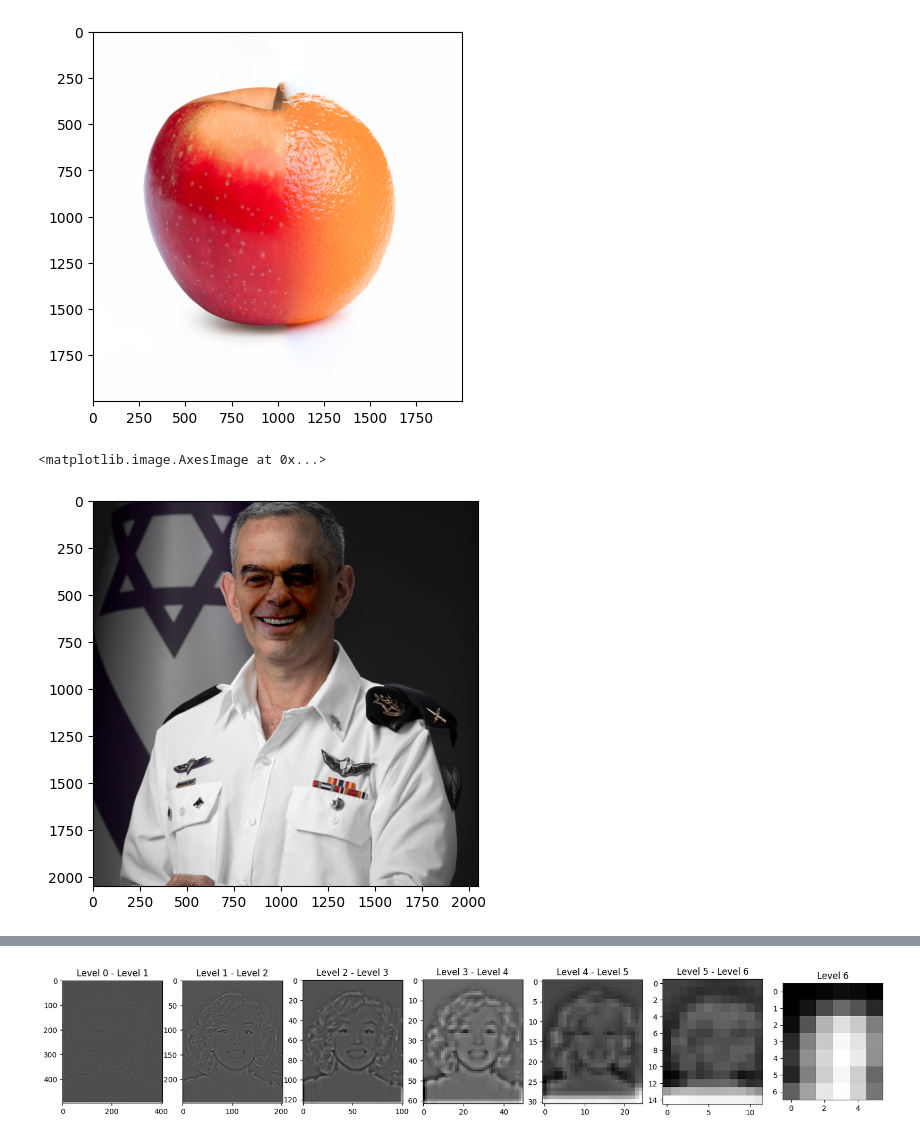
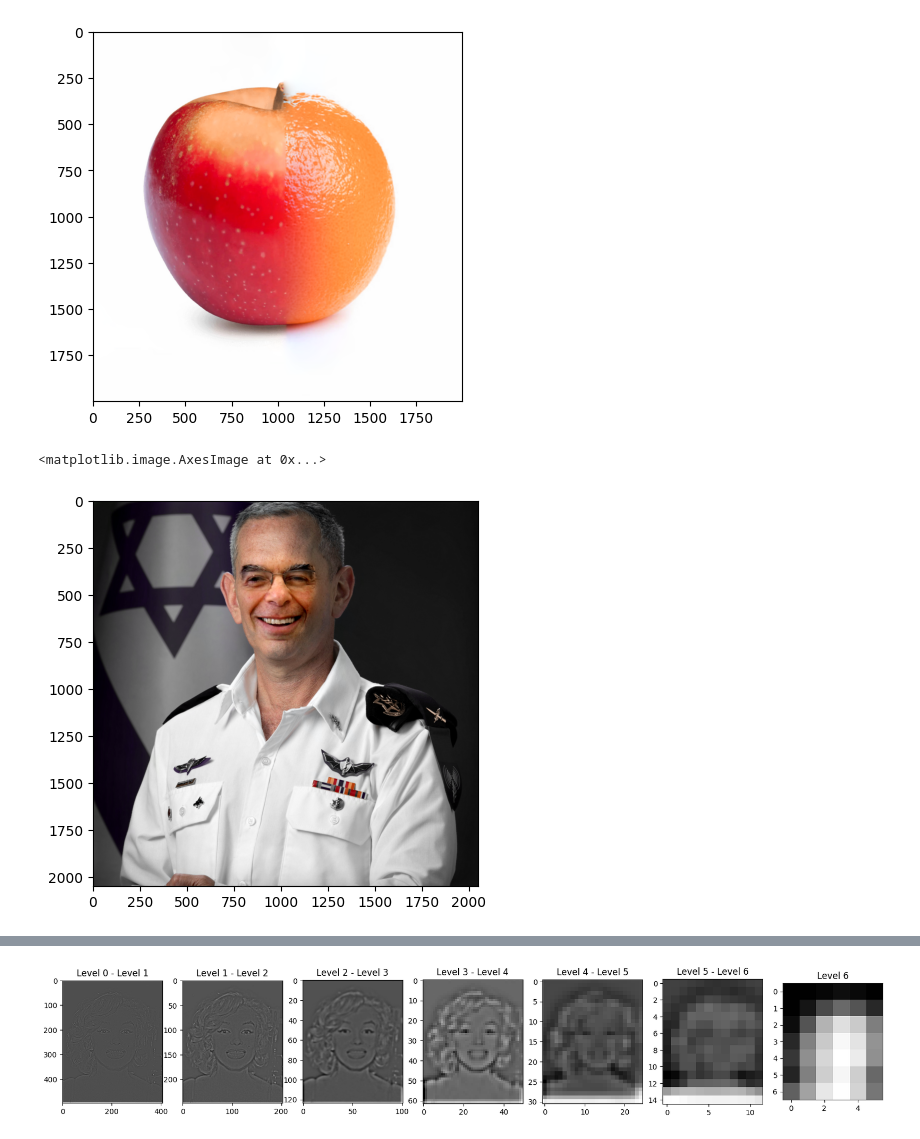
Before and after one commit to Hadartalisr/ImageProcessing, a Jupyter notebook: Ex3/ex3_2.ipynb, the cells around one changed output, grey strips where cells are left out. Drawn from its saved outputs; the diff is of its cells as text; code cells hidden in the pictures.

```diff
--- a/Ex3/ex3_2.ipynb
+++ b/Ex3/ex3_2.ipynb
@@ -26,11 +28,12 @@ def measure_time(func):
     return wrapper
 
 
-def expand_image(img, expanded_size, ratio=2):
+def expand_image(img, expanded_size, kernel_size=5, ratio=2):
     # Create the expanded image with zeros
     expanded_img = np.zeros(expanded_size)
     # Create the gaussian kernel
-    kernel = np.array([[1, 4, 6, 4, 1], [4, 16, 24, 16, 4], [6, 24, 36, 24, 6], [4, 16, 24, 16, 4], [1, 4, 6, 4, 1]]) / 64
+    (kernel, weights) = get_gaussian_kernel(kernel_size)
+    kernel = kernel / (weights/4)
     # Upsample the input image
     # Adjust the slicing to match the desired size exactly
     expanded_img[:img.shape[0]*ratio:ratio, :img.shape[1]*ratio:ratio] = img
@@ -45,9 +48,30 @@ def convolve(image, kernel):
     return result
 
 
-def reduce_image(img, reduced_img_size, should_blur=True):
+#create a function that returns the gaussian kernel for a given size and the total sum of the kernel
+# for example ofr size=5 return kernel = np.array([[1, 4, 6, 4, 1], [4, 16, 24, 16, 4], [6, 24, 36, 24, 6], [4, 16, 24, 16, 4], [1, 4, 6, 4, 1]]) and weight = 256
+def get_gaussian_kernel(size):
+    # Calculate the kernel
+    n = math.floor(size)
+    kernel = np.zeros((n, n))
+    for i in range(n):
+        for j in range(n):
+            kernel[i, j] = comb(n-1, i) * comb(n-1, j)
+
+    # Normalize the kernel to make the sum an integer
+    kernel_sum = np.sum(kernel)
+    kernel_factor = int(np.ceil(kernel_sum))
+    kernel = (kernel * kernel_factor / kernel_sum).astype(int)
+
+    return kernel, kernel_factor
+
+
+
+
+def reduce_image(img, reduced_img_size, kernel_size = 5, should_blur=True):
     # Create the gaussian kernel
-    kernel = np.array([[1, 4, 6, 4, 1], [4, 16, 24, 16, 4], [6, 24, 36, 24, 6], [4, 16, 24, 16, 4], [1, 4, 6, 4, 1]]) / 256
+    (kernel, weights) = get_gaussian_kernel(kernel_size)
+    kernel = kernel / weights
     # Perform the blur
     if should_blur:
         img = np.round(convolve(img, kernel))
@@ -67,15 +91,15 @@ def get_max_level(img):
     return int(np.log2(min(img.shape[0], img.shape[1])))-1
 
 # @measure_time
-def create_pyramid(img):
+def create_pyramid(img, kernel_size=5):
     pyramid = []
     pyramid.append({'G' : img})
     reduced_img = img
     for i in range(1, get_max_level(img)):
         reduced_img_size = get_reduced_size(reduced_img, 2)
-        reduced_img = reduce_image(reduced_img, reduced_img_size)
+        reduced_img = reduce_image(reduced_img, reduced_img_size, kernel_size)
         expanded_image_size = pyramid[i-1]['G'].shape
-        expanded_img = expand_image(reduced_img, expanded_image_size)
+        expanded_img = expand_image(reduced_img, expanded_image_size, kernel_size)
         pyramid.append({'G': reduced_img, 'Expanded_G': expanded_img})
 
     for i in range(len(pyramid)-1):
@@ -178,10 +202,10 @@ def open_image(img_path):
 
 import concurrent.futures
 
-def blend_images(img1, img2, mask, max_level):
+def blend_images(img1, img2, mask, max_level, kernel_size=5):
     with (concurrent.futures.ThreadPoolExecutor() as executor):
-        img1_pyramid_a, img1_pyramid_b, img1_pyramid_c, img2_pyramid_a, img2_pyramid_b, img2_pyramid_c = executor.map(create_pyramid,
-                                                                                                                      (img1[:,:,0], img1[:,:,1], img1[:,:,2], img2[:,:,0], img2[:,:,1], img2[:,:,2]))
+        img1_pyramid_a, img1_pyramid_b, img1_pyramid_c = create_pyramid(img1[:,:,0], kernel_size), create_pyramid(img1[:,:,1], kernel_size), create_pyramid(img1[:,:,2], kernel_size)
+        img2_pyramid_a, img2_pyramid_b, img2_pyramid_c = create_pyramid(img2[:,:,0], kernel_size), create_pyramid(img2[:,:,1], kernel_size), create_pyramid(img2[:,:,2], kernel_size)
         mask_pyramid = get_mask_pyramid(mask)
         blended_pyramid_a = blend_pyramids(img1_pyramid_a, img2_pyramid_a, mask_pyramid, max_level)
         blended_pyramid_b = blend_pyramids(img1_pyramid_b, img2_pyramid_b, mask_pyramid, max_level)
@@ -225,10 +249,10 @@ plt.imshow(blended_img)
 # %%
 img1 = open_image('./assets/shmuel3.png')
 img2 = open_image('./assets/hagari3.png')
 mask= get_gray_img_mat('./assets/mask3.png')
-blended_img = blend_images(img1, img2, mask, 9)
+blended_img = blend_images(img1, img2, mask, max_level=7, kernel_size=7)
 plt.figure(figsize=(5, 5))  # Adjust the width and height as needed
 plt.imshow(blended_img)
 # %% [output]
 <matplotlib.image.AxesImage at 0x...>
-[figure, old version]
+[figure, new version]
```
Also changed, not shown: parts of 14 cells of this notebook, 2 other files.
